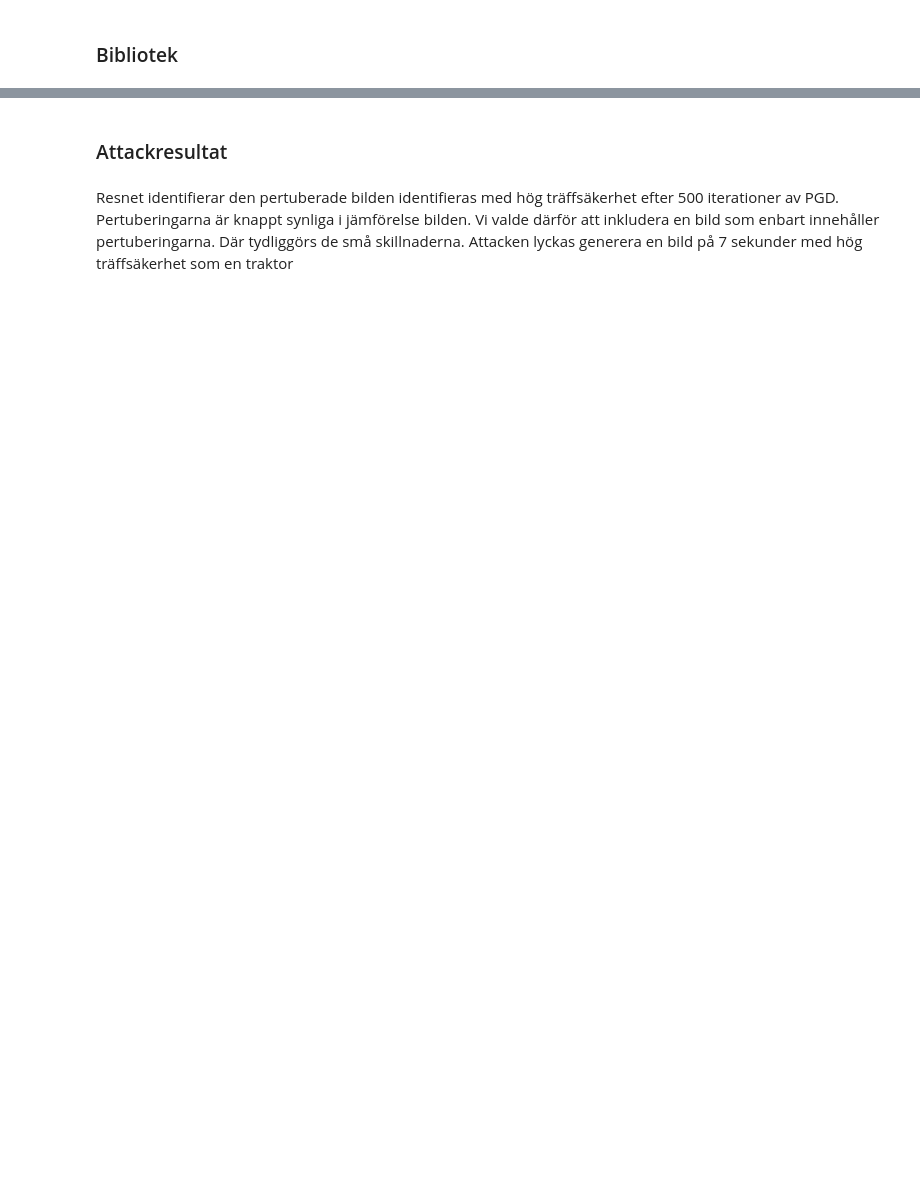
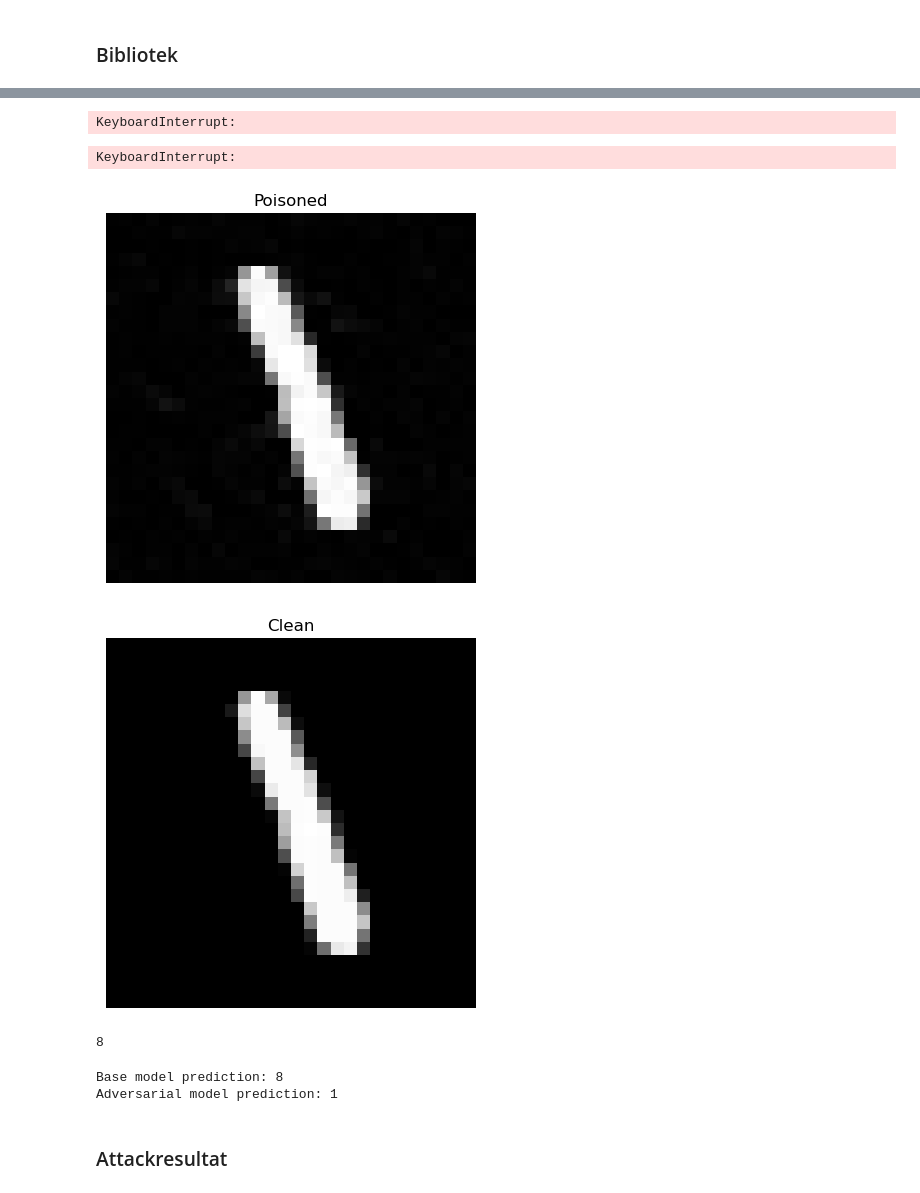
Before and after one commit to Jfrykmer/AI-Security, a Jupyter notebook: poison_creation.ipynb, the cells around one changed output, grey strips where cells are left out. Saved outputs shown, nothing was run; the diff lists cells and outputs as text; code cells hidden in the pictures; blank space fills up the shorter version.

```diff
--- a/poison_creation.ipynb
+++ b/poison_creation.ipynb
@@ -171,0 +151,53 @@ Iteration 19 Loss: -0.9997479319572449
+# %%
+from art.attacks.evasion import BoundaryAttack
+from art.estimators.classification import KerasClassifier
+
+classifier = KerasClassifier(model=model,  use_logits=False, channels_first=True, clip_values=(0,255), preprocessing=(0,10))
+
+attack = BoundaryAttack(estimator=classifier, targeted=False, max_iter=800, epsilon=0.1, step_adapt=0.1, min_epsilon = 0, verbose=False, num_trial=75, init_size= 1000, sample_size=20)
+
+adv_sample = attack.generate(x=normal_samp, y= None)
+# %%
+from art.attacks.evasion import DeepFool
+from art.estimators.classification import TensorFlowV2Classifier
+
+classifier = KerasClassifier(model=model, clip_values=(0,17), preprocessing=(0,1))
+
+attack = DeepFool(classifier=classifier, max_iter=50000, epsilon=0.1)
+
+adv_sample2 = attack.generate(x=normal_samp, y= np.array([2]))
+# %% [output]
+KeyboardInterrupt:
+# %%
+poisons = pd.DataFrame(columns=train_data.columns).copy()
+
+for i in range(5000):
+    actual_label = train_data.iloc[i,:1]
+    normal_samp =train_data.iloc[i,1:].to_numpy()
+    normal_samp = normal_samp.reshape(1,28,28,1)
+    adv_sample = attack.generate(x=normal_samp, y= None)
+    flat = adv_sample.flatten()
+    flat_lab = np.insert(flat, 0, actual_label.iloc[0])
+    # flat_lab
+    poisons.loc[len(poisons)] = flat_lab
+    print(f"Iteration: {i}", end="\r")
+
+poisons.to_csv("poisons/mnist_poison_boundary_5000.csv")
+# %% [output]
+KeyboardInterrupt:
+# %%
+plt.imshow(adv_sample.reshape((28, 28)), cmap='gray')
+plt.title('Poisoned')
+plt.axis('off')
+plt.show()
+# Some errors at iterations: 551, 717, 827, 1257, 1292 for boundary_5000
+plt.imshow(normal_samp.reshape((28, 28)), cmap='gray')
+plt.title('Clean')
+plt.axis('off')
+plt.show()
+
+np.argmax(model.predict(adv_sample.reshape(1,28,28,1)))
+# %% [output]
+[figure, added]
+[figure, added]
+8
@@ -172,6 +206,11 @@ Iteration 19 Loss: -0.9997479319572449
+# %%
+print("Base model prediction:", np.argmax(model.predict(adv_sample.reshape(1,28,28,1))))
+# print(model.predict(adv_sample.reshape(1,28,28,1)))
+print("Adversarial model prediction:", np.argmax(adv_model.predict(adv_sample.reshape(1,28,28,1))))
+# print(adv_model.predict(adv_sample.reshape(1,28,28,1)))
+# %% [output]
+Base model prediction: 8
+Adversarial model prediction: 1
 # %% [markdown]
 ### Attackresultat
-# %% [markdown]
-Resnet identifierar den pertuberade bilden identifieras med hög träffsäkerhet efter 500 iterationer av PGD. Pertuberingarna är knappt synliga i jämförelse bilden. Vi valde därför att inkludera en bild som enbart innehåller pertuberingarna. Där tydliggörs de små skillnaderna.
-Attacken lyckas generera en bild på 7 sekunder med hög träffsäkerhet som en traktor
 # %%
```
Also changed, not shown: parts of 35 cells of this notebook, 1 other file.
